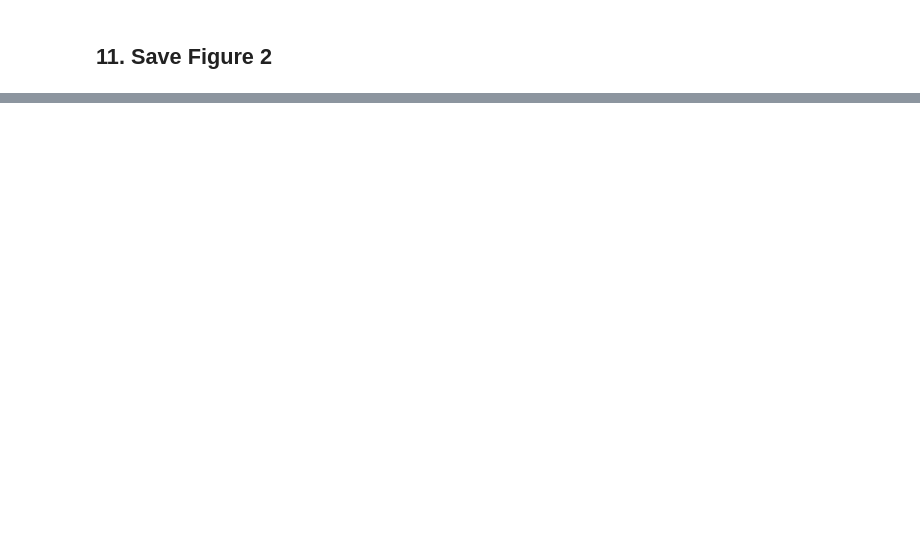
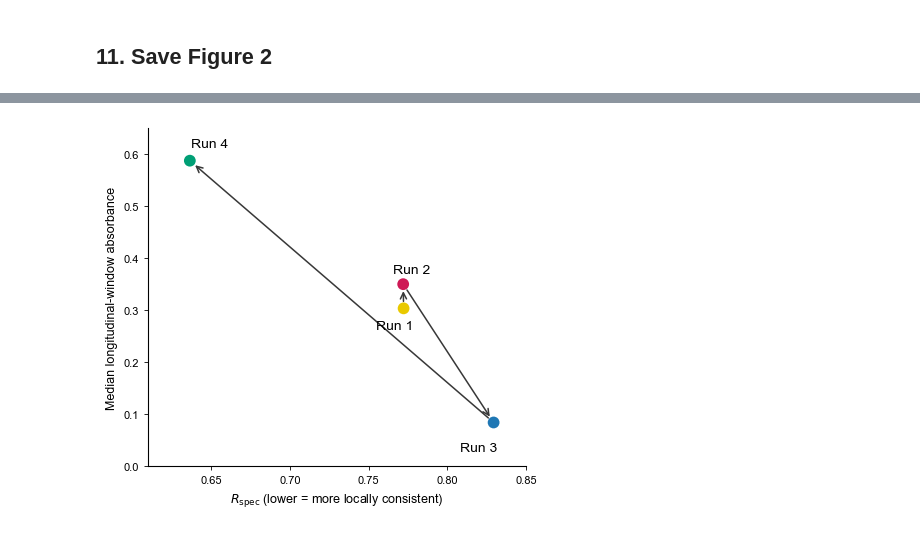
Before and after one commit to JamaliLab/LLMSynthesis, a Jupyter notebook: Notebook_LLMSynthesis.ipynb, the cells around one changed output, grey strips where cells are left out. Saved outputs shown, nothing was run; the diff lists cells and outputs as text; code cells hidden in the pictures; blank space fills up the shorter version.

Commit message:
updated notebook with spectra roughness

```diff
--- a/Notebook_LLMSynthesis.ipynb
+++ b/Notebook_LLMSynthesis.ipynb
@@ -366,0 +545,67 @@ if SAVE_AS_FIG2:
+# %%
+# Figure 3b: plot the four runs with the run labels, color palette,
+# axis text, and arrows showing chronological progression: 1 -> 2 -> 3 -> 4.
+# Values come only from roughness_summary, calculated from plate_spectra.xlsx.
+
+FIG3B_RUNS = ["Run 1", "Run 2", "Run 3", "Run 4"]
+FIG3B_COLORS = {
+    "Run 1": "#E9C900",  # yellow
+    "Run 2": "#CE1955",  # magenta
+    "Run 3": "#1F77B4",  # blue
+    "Run 4": "#009F75",  # green
+}
+
+fig3b, ax = plt.subplots(figsize=(4.5, 4.0))
+fig3b.patch.set_facecolor("white")
+ax.set_facecolor("white")
+
+# Draw arrows before points so line segments sit behind the colored markers.
+# The arrow direction reflects chronological order, not a causal trajectory.
+for start, end in zip(FIG3B_RUNS[:-1], FIG3B_RUNS[1:]):
+    p = roughness_summary.loc[start]
+    q = roughness_summary.loc[end]
+    ax.annotate(
+        "",
+        xy=(q["R_spec"], q["median_A_L"]),
+        xytext=(p["R_spec"], p["median_A_L"]),
+        arrowprops=dict(arrowstyle="->", color="#383838", lw=1.1,
+                        shrinkA=5, shrinkB=5, mutation_scale=11),
+        zorder=1,
+    )
+
+# Label offsets in points are configured for the Figure 3b layout.
+FIG3B_LABEL_OFFSETS = {
+    "Run 1": (-20, -13),
+    "Run 2": (-7, 10),
+    "Run 3": (-24, -19),
+    "Run 4": (1, 12),
+}
+for name in FIG3B_RUNS:
+    row = roughness_summary.loc[name]
+    x_value = float(row["R_spec"])
+    y_value = float(row["median_A_L"])
+    ax.scatter(x_value, y_value, s=72, color=FIG3B_COLORS[name],
+               edgecolors="none", zorder=4)
+    ax.annotate(name, (x_value, y_value),
+                xytext=FIG3B_LABEL_OFFSETS[name],
+                textcoords="offset points", fontsize=10, color="black",
+                ha="left", va="center", zorder=5)
+
+ax.set_xlim(0.61, 0.85)
+ax.set_ylim(0.0, 0.65)
+ax.set_xticks(np.arange(0.65, 0.851, 0.05))
+ax.set_yticks(np.arange(0.0, 0.651, 0.1))
+ax.set_xlabel(r"$R_{\mathrm{spec}}$ (lower = more locally consistent)", fontsize=9)
+ax.set_ylabel("Median longitudinal-window absorbance", fontsize=9)
+
+# Keep the uncluttered style of the original: no grid, legend, or null line.
+ax.spines["top"].set_visible(False)
+ax.spines["right"].set_visible(False)
+ax.tick_params(axis="both", labelsize=8, width=0.6, length=3)
+fig3b.tight_layout(pad=0.7)
+
+fig3b.savefig("Figure3b_roughness_vs_signal.png", dpi=400)
+fig3b.savefig("Figure3b_roughness_vs_signal.pdf")
+plt.show()
+# %% [output]
+[figure, added]
```
Also changed, not shown: parts of 14 cells of this notebook.
